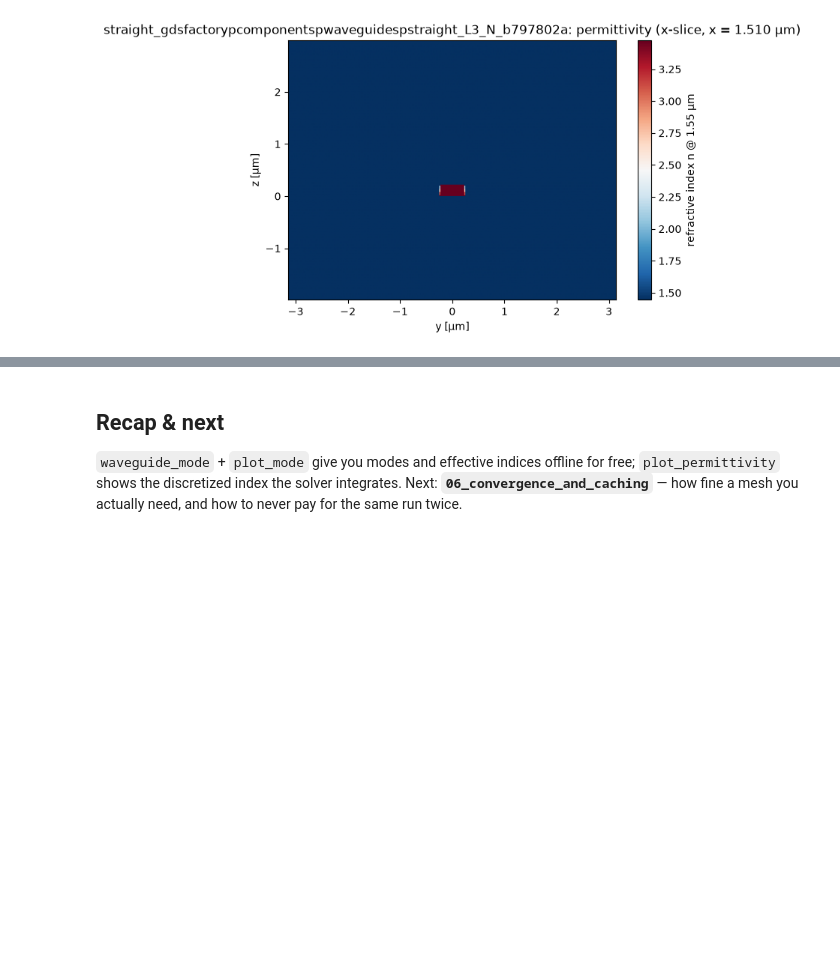
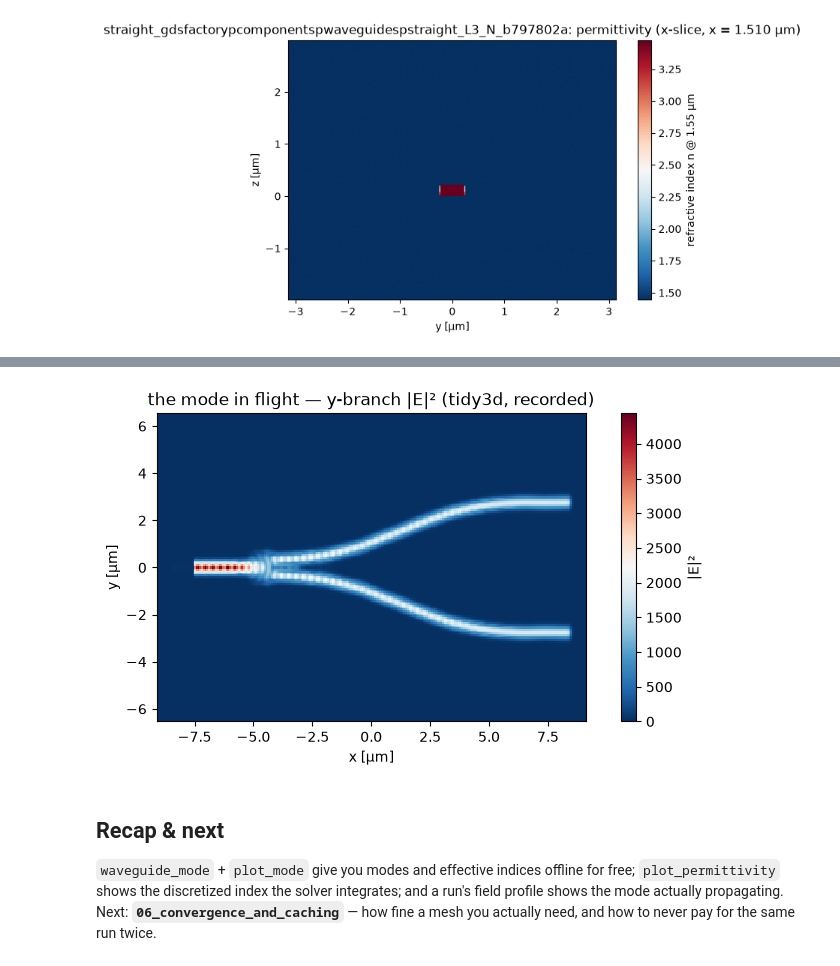
Before and after one commit to SiEPIC/gds_fdtd, a Jupyter notebook: examples/05_fields_and_modes/05_fields_and_modes.ipynb, the cells around one changed output, grey strips where cells are left out. Saved outputs shown, nothing was run; the diff lists cells and outputs as text; code cells hidden in the pictures; blank space fills up the shorter version.

```diff
--- a/examples/05_fields_and_modes/05_fields_and_modes.ipynb
+++ b/examples/05_fields_and_modes/05_fields_and_modes.ipynb
@@ -99,7 +112,22 @@ plt.show()
+# %%
+import numpy as np  # noqa: E402
+
+fld = np.load(_find("examples/03_first_simulation/recorded/ybranch_tidy3d_field.npz"))
+fig, ax = plt.subplots(figsize=(9, 4))
+im = ax.pcolormesh(fld["x"], fld["y"], fld["mag2"].T, shading="nearest", cmap="RdBu_r")
+ax.set_aspect("equal")
+fig.colorbar(im, ax=ax, label="|E|²")
+ax.set_xlabel("x [µm]")
+ax.set_ylabel("y [µm]")
+ax.set_title("the mode in flight — y-branch |E|² (tidy3d, recorded)")
+plt.show()
+# %% [output]
+[figure, added]
 # %% [markdown]
 ## Recap & next
 
 `waveguide_mode` + `plot_mode` give you modes and effective indices offline for
-free; `plot_permittivity` shows the discretized index the solver integrates.
-Next: **`06_convergence_and_caching`** — how fine a mesh you actually need, and
+free; `plot_permittivity` shows the discretized index the solver integrates;
+and a run's field profile shows the mode actually propagating. Next:
+**`06_convergence_and_caching`** — how fine a mesh you actually need, and
 how to never pay for the same run twice.
```
Also changed, not shown: parts of 4 cells of this notebook, 13 other files.
